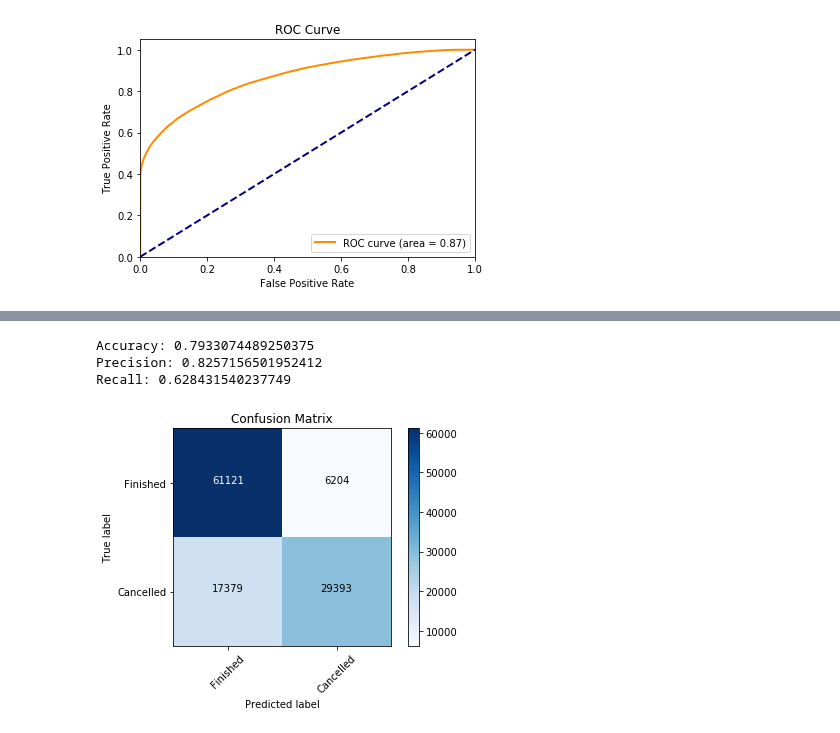
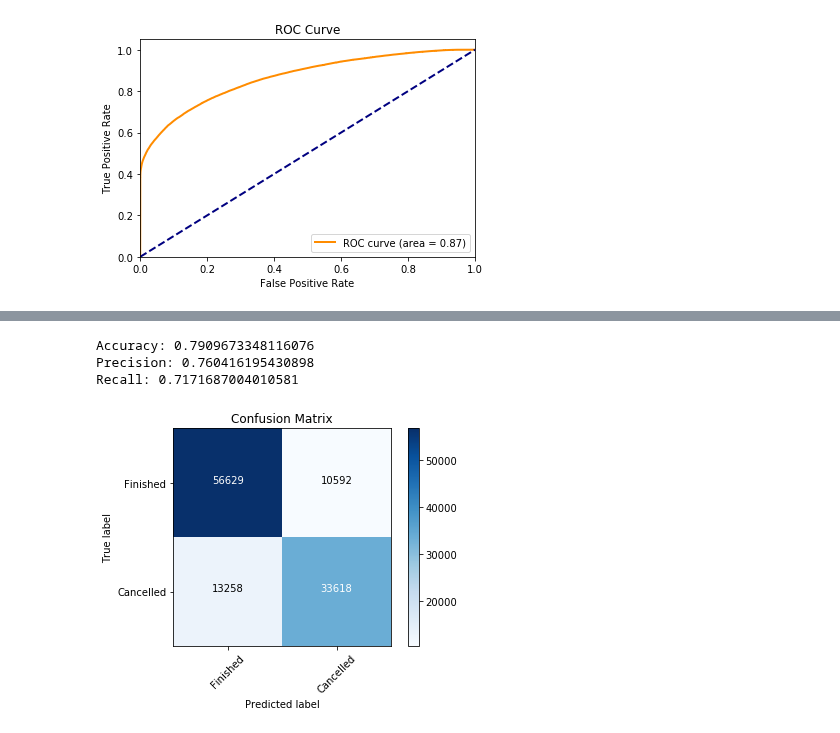
Before and after one commit to mengeling/silvercar-cancellation-predictor, a Jupyter notebook: EDA/modeling.ipynb, the cells around one changed output, grey strips where cells are left out. Cells and saved outputs as stored; diff of their text form; code cells hidden in the pictures.

```diff
--- a/EDA/modeling.ipynb
+++ b/EDA/modeling.ipynb
@@ -428,10 +442,12 @@ Recall: 0.6343286760947351
+# %%
+df_temp_new2 = df_temp.drop(["new_customer", "used_referral"], axis=1)
 # %%
-X_train, X_test, y_train, y_test = train_test_split(df_temp_new, y)
+X_train, X_test, y_train, y_test = train_test_split(df_temp_new2, y)
 scaler = StandardScaler()
 X_train = scaler.fit_transform(X_train)
 X_test = scaler.transform(X_test)
 # %%
-clf = XGBClassifier(n_estimators=2500, max_depth=5, learning_rate=0.05, n_jobs=-1)
+clf = XGBClassifier(n_estimators=2000, max_depth=3, learning_rate=0.1, n_jobs=-1)
 clf.fit(X_train, y_train)
 predictions = clf.predict(X_test)
 print("Accuracy: {}".format(clf.score(X_test, y_test)))
@@ -456,16 +476,14 @@ plot_roc_curve(fpr, tpr, thresholds, auc)
 # %%
-clf = XGBClassifier(n_estimators=10000, max_depth=4, learning_rate=0.06, n_jobs=-1)
-clf.fit(X_train, y_train)
-predictions = clf.predict(X_test)
-print("Accuracy: {}".format(clf.score(X_test, y_test)))
-print("Precision: {}".format(precision_score(y_test, predictions)))
-print("Recall: {}".format(recall_score(y_test, predictions)))
+predictions_new = probabilities > 0.4
+print("Accuracy: {}".format(accuracy_score(y_test, predictions_new)))
+print("Precision: {}".format(precision_score(y_test, predictions_new)))
+print("Recall: {}".format(recall_score(y_test, predictions_new)))
 # %% [output]
-Accuracy: 0.7933074489250375
-Precision: 0.8257156501952412
-Recall: 0.628431540237749
+Accuracy: 0.7909673348116076
+Precision: 0.760416195430898
+Recall: 0.7171687004010581
 # %%
-cm = confusion_matrix(y_test, predictions)
+cm = confusion_matrix(y_test, predictions_new)
 plot_confusion_matrix(cm)
 # %% [output]
-[figure, old version]
+[figure, new version]
```
Also changed, not shown: parts of 13 cells of this notebook, 15 other files.
